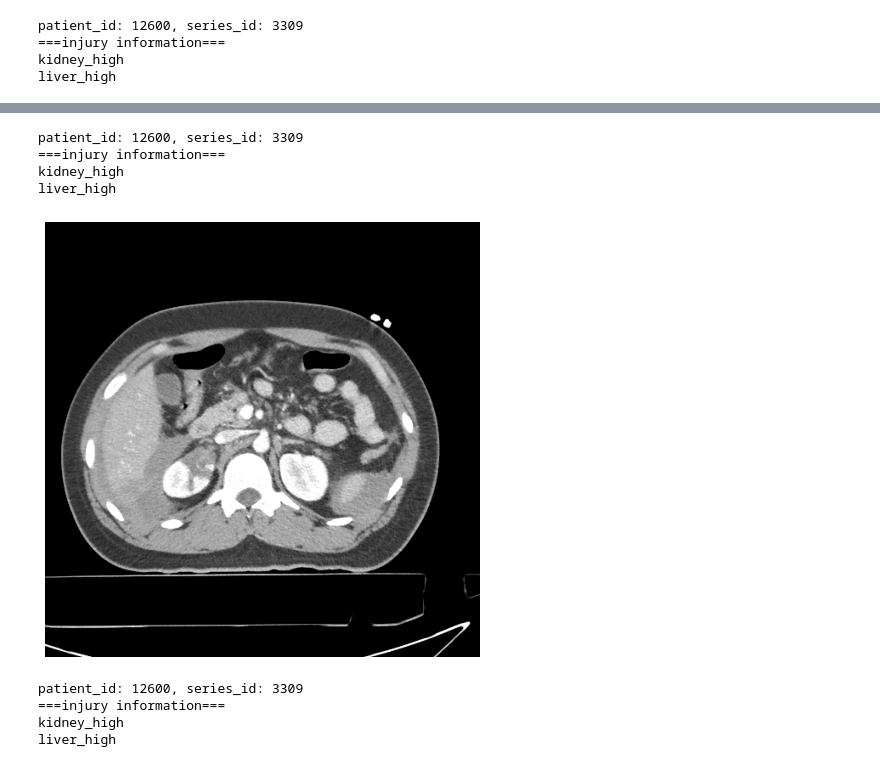
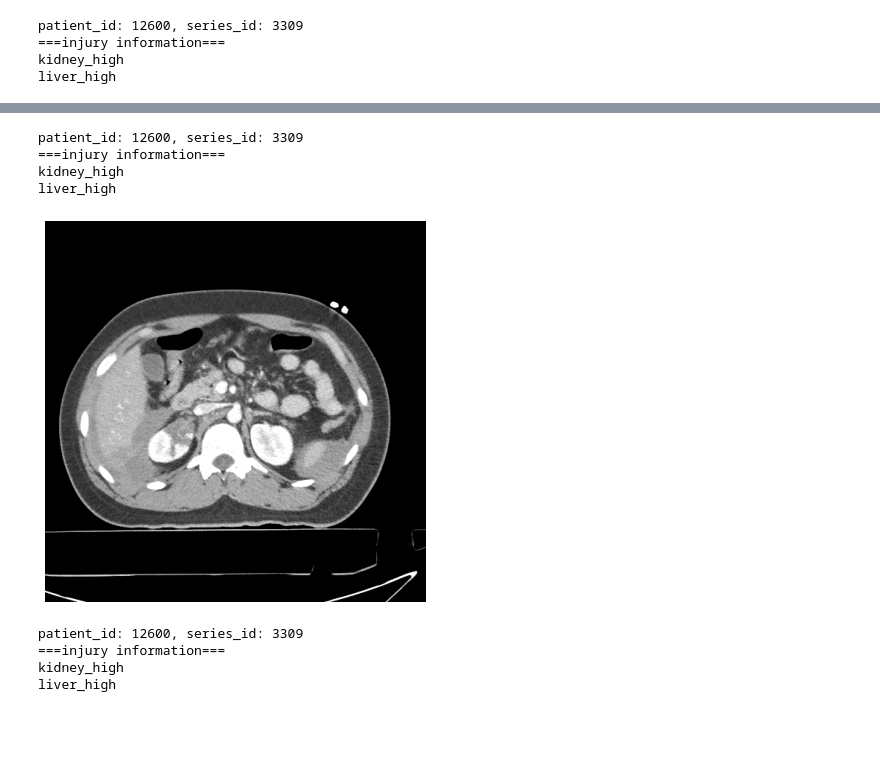
Before and after one commit to tachyon777/rsna-2023, a Jupyter notebook: notebooks/exp003.ipynb, the cells around one changed output, grey strips where cells are left out. Drawn from its saved outputs; the diff is of its cells as text; code cells hidden in the pictures; blank space fills up the shorter version.

```diff
--- a/notebooks/exp003.ipynb
+++ b/notebooks/exp003.ipynb
@@ -176,22 +109,18 @@ spleen_high
 # %%
 idx = 199
 pid, sid = df_train_series_meta["patient_id"][idx], df_train_series_meta["series_id"][idx]
 print(f"patient_id: {pid}, series_id: {sid}")
 print_injury(df_train, pid)
 dir_ = f"{dataset_dir}/train_images/{pid}/{sid}"
 arr = load_series_from_dataset(dir_)
-arr_ww = windowing(arr)
 injury_slice = 98
-plt.figure(figsize=(8, 8))
-plt.imshow(arr_ww[injury_slice], cmap="gray")
-plt.axis(False)
-plt.show()
+view_image(arr[injury_slice])
 # %% [output]
 patient_id: 12600, series_id: 3309
 ===injury information===
 kidney_high
 liver_high
-[figure, old version]
+[figure, new version]
 # %%
 idx = 199
 pid, sid = df_train_series_meta["patient_id"][idx], df_train_series_meta["series_id"][idx]
```
Also changed, not shown: parts of 9 cells of this notebook, 3 other files.
